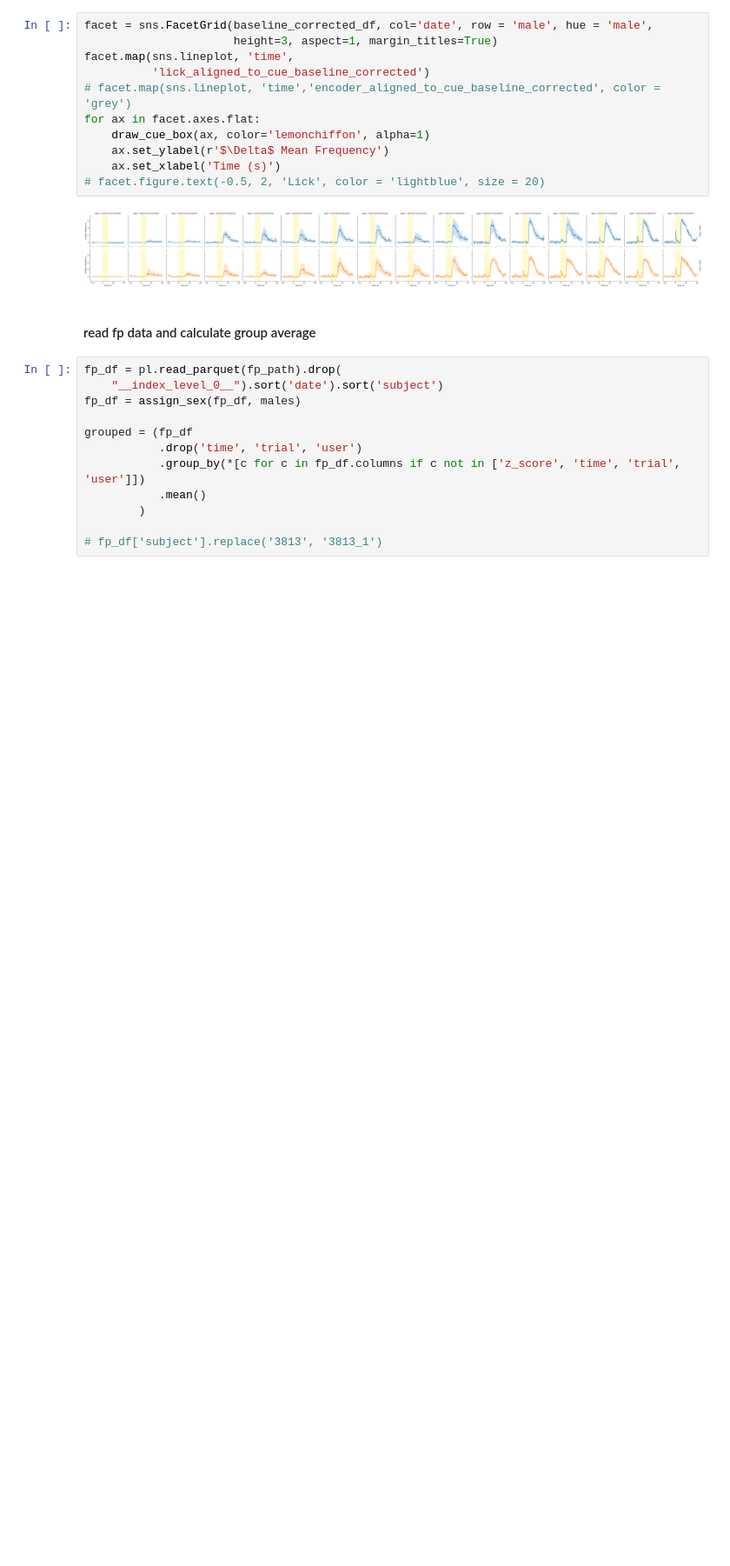
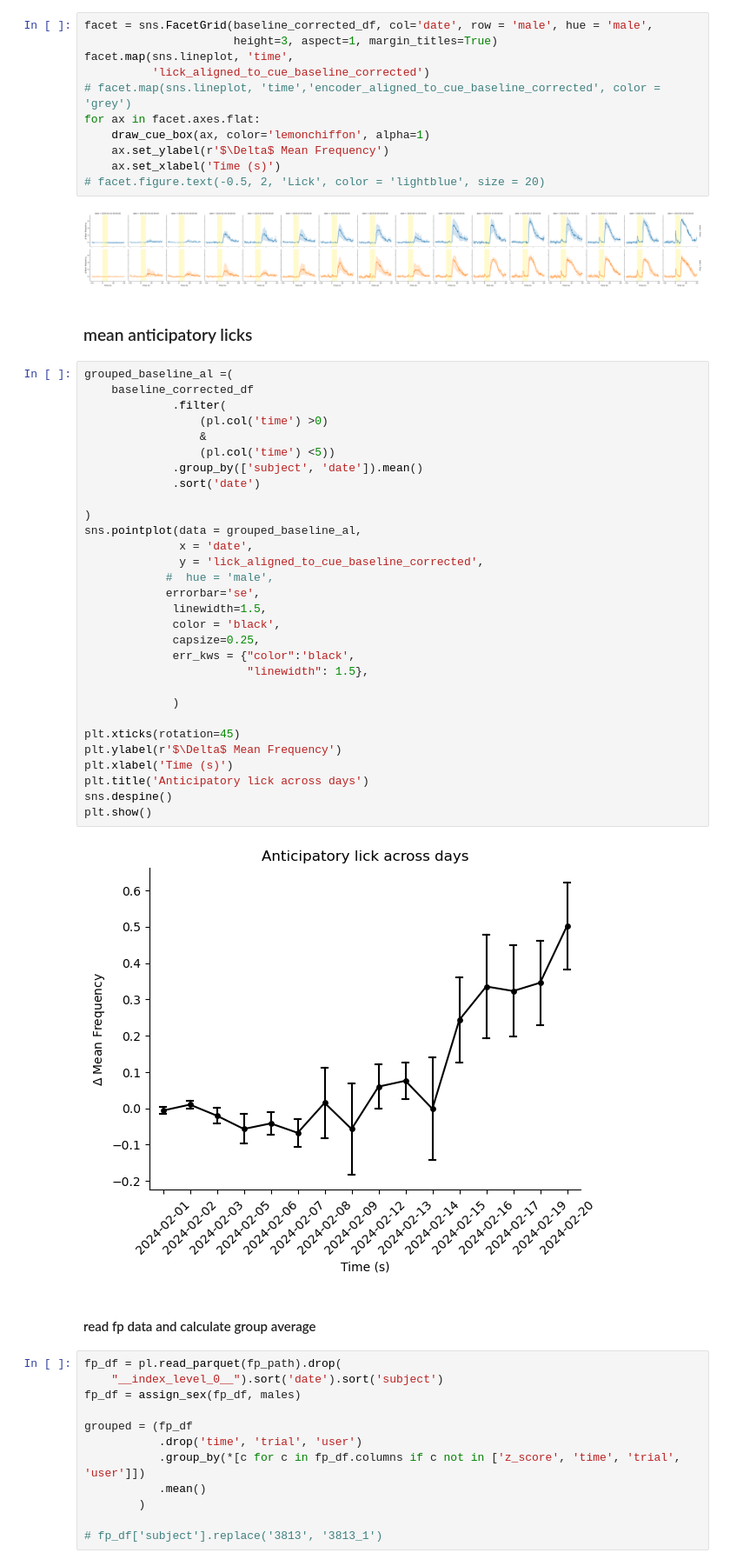
Before and after one commit to Mschaid/coral, a Jupyter notebook: notebooks/visualization.ipynb, the cells around one changed output. Shown at 87% size. Drawn from its saved outputs; the diff is of its cells as text; blank space fills up the shorter version.

Commit message:
mean anticipatory licks

```diff
--- a/notebooks/visualization.ipynb
+++ b/notebooks/visualization.ipynb
@@ -70,6 +70,40 @@ for ax in facet.axes.flat:
 # facet.figure.text(-0.5, 2, 'Lick', color = 'lightblue', size = 20)
 # %% [output]
 [figure]
+# %% [markdown]
+### mean anticipatory licks
+# %%
+grouped_baseline_al =(
+    baseline_corrected_df
+             .filter(
+                 (pl.col('time') >0)
+                 &
+                 (pl.col('time') <5))
+             .group_by(['subject', 'date']).mean()
+             .sort('date')
+
+)
+sns.pointplot(data = grouped_baseline_al,
+              x = 'date',
+              y = 'lick_aligned_to_cue_baseline_corrected',
+            #  hue = 'male',
+            errorbar='se',
+             linewidth=1.5,
+             color = 'black',
+             capsize=0.25,
+             err_kws = {"color":'black',
+                        "linewidth": 1.5},
+
+             )
+
+plt.xticks(rotation=45)
+plt.ylabel(r'$\Delta$ Mean Frequency')
+plt.xlabel('Time (s)')
+plt.title('Anticipatory lick across days')
+sns.despine()
+plt.show()
+# %% [output]
+[figure, added]
 # %% [markdown]
 #### read fp data and calculate group average
 # %%
```
